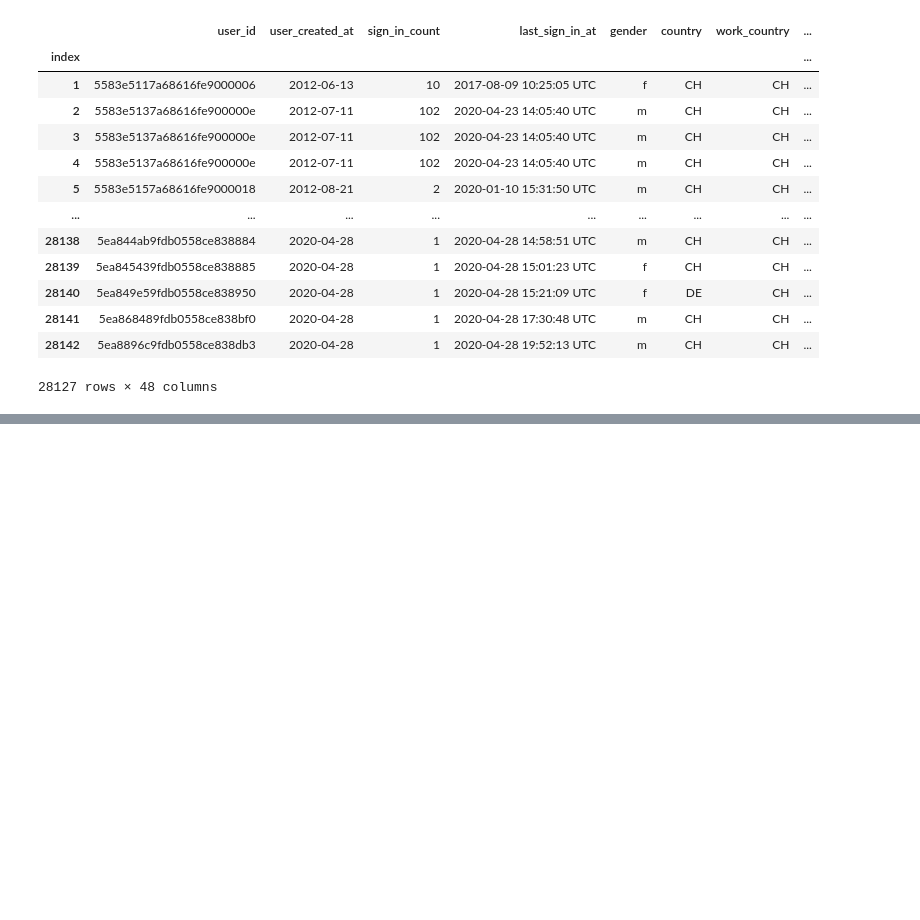
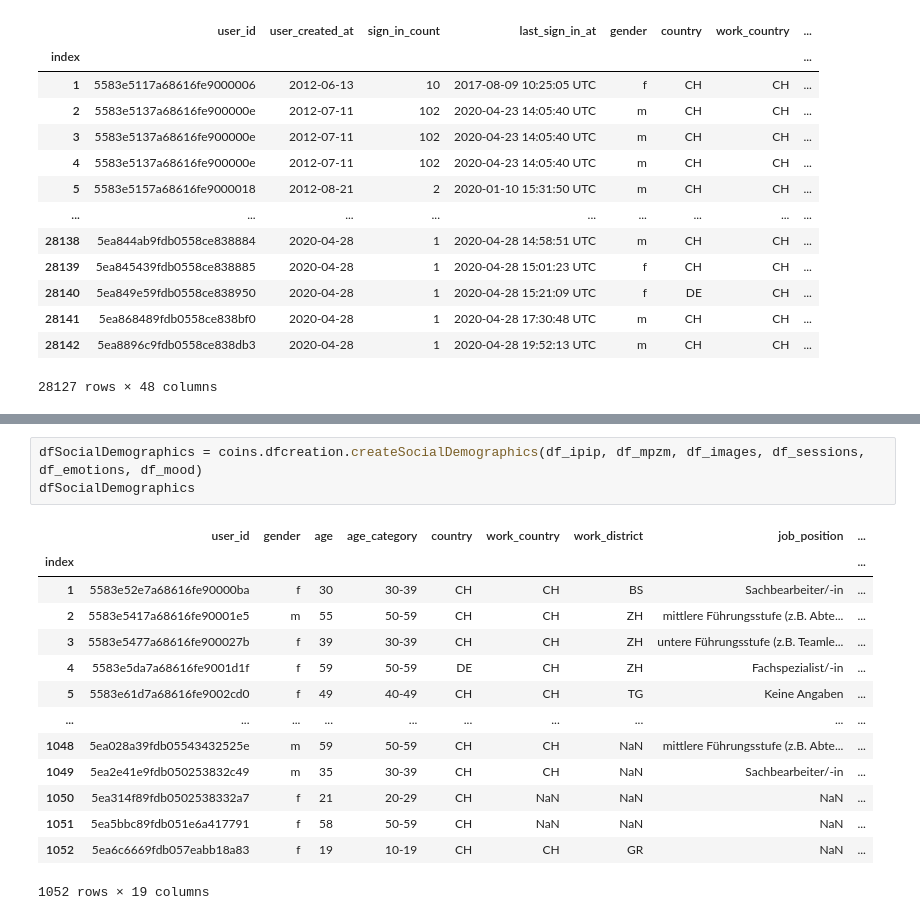
Before and after one commit to eeuslu/Coins-Group-Work, a Jupyter notebook: notebooks/dataExplorationJonas.ipynb, the cells around one changed output, grey strips where cells are left out. Drawn from its saved outputs; the diff is of its cells as text; blank space fills up the shorter version.

Commit message:
added first dataframe creation methods
method for creation of personality dataframe. method for creation of social demographics dataframe, but not finished.

```diff
--- a/notebooks/dataExplorationJonas2.ipynb
+++ b/notebooks/dataExplorationJonas.ipynb
@@ -110,0 +149,18 @@ df_mood
+# %%
+dfSocialDemographics = coins.dfcreation.createSocialDemographics(df_ipip, df_mpzm, df_images, df_sessions, df_emotions, df_mood)
+dfSocialDemographics
+# %% [output]
+|  | user_id | gender | age | age_category | country | work_country | work_district | job_position | ... |
+| index |  |  |  |  |  |  |  |  | ... |
+| 1 | 5583e52e7a68616fe90000ba | f | 30 | 30-39 | CH | CH | BS | Sachbearbeiter/-in | ... |
+| 2 | 5583e5417a68616fe90001e5 | m | 55 | 50-59 | CH | CH | ZH | mittlere Führungsstufe (z.B. Abte... | ... |
+| 3 | 5583e5477a68616fe900027b | f | 39 | 30-39 | CH | CH | ZH | untere Führungsstufe (z.B. Teamle... | ... |
+| 4 | 5583e5da7a68616fe9001d1f | f | 59 | 50-59 | DE | CH | ZH | Fachspezialist/-in | ... |
+| 5 | 5583e61d7a68616fe9002cd0 | f | 49 | 40-49 | CH | CH | TG | Keine Angaben | ... |
+| ... | ... | ... | ... | ... | ... | ... | ... | ... | ... |
+| 1048 | 5ea028a39fdb05543432525e | m | 59 | 50-59 | CH | CH | NaN | mittlere Führungsstufe (z.B. Abte... | ... |
+| 1049 | 5ea2e41e9fdb050253832c49 | m | 35 | 30-39 | CH | CH | NaN | Sachbearbeiter/-in | ... |
+| 1050 | 5ea314f89fdb0502538332a7 | f | 21 | 20-29 | CH | NaN | NaN | NaN | ... |
+| 1051 | 5ea5bbc89fdb051e6a417791 | f | 58 | 50-59 | CH | NaN | NaN | NaN | ... |
+| 1052 | 5ea6c6669fdb057eabb18a83 | f | 19 | 10-19 | CH | CH | GR | NaN | ... |
+1052 rows × 19 columns
```
Also changed, not shown: parts of 2 cells of this notebook, 3 other files.
